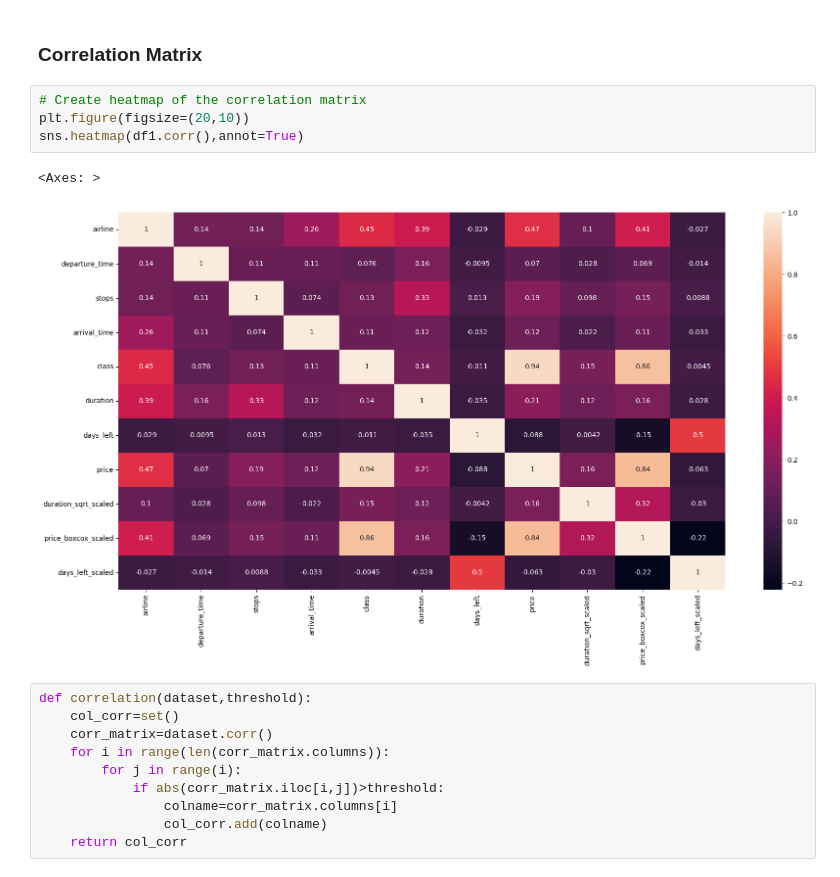
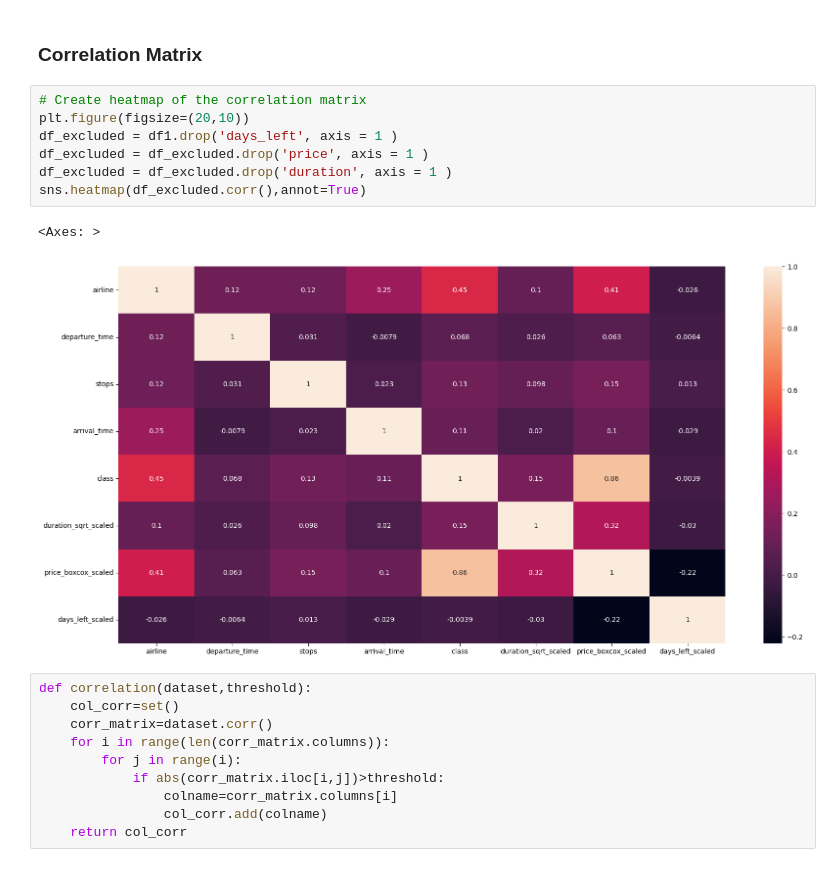
Before and after one commit to calebang/IS460, a Jupyter notebook: 01_Data Prep/01b_DF_Copy1.ipynb, the cells around one changed output. Saved outputs shown, nothing was run; the diff lists cells and outputs as text.

```diff
--- a/01_Data Prep/01b_DF_Copy1.ipynb
+++ b/01_Data Prep/01b_DF_Copy1.ipynb
@@ -128,10 +85,13 @@ The dataset consists of various features related to airline flights, including n
 # %%
 # Create heatmap of the correlation matrix
 plt.figure(figsize=(20,10))
-sns.heatmap(df1.corr(),annot=True)
+df_excluded = df1.drop('days_left', axis = 1 )
+df_excluded = df_excluded.drop('price', axis = 1 )
+df_excluded = df_excluded.drop('duration', axis = 1 )
+sns.heatmap(df_excluded.corr(),annot=True)
 # %% [output]
 <Axes: >
-[figure, old version]
+[figure, new version]
 # %%
 def correlation(dataset,threshold):
     col_corr=set()
```
Also changed, not shown: parts of 5 cells of this notebook, 1 other file.
